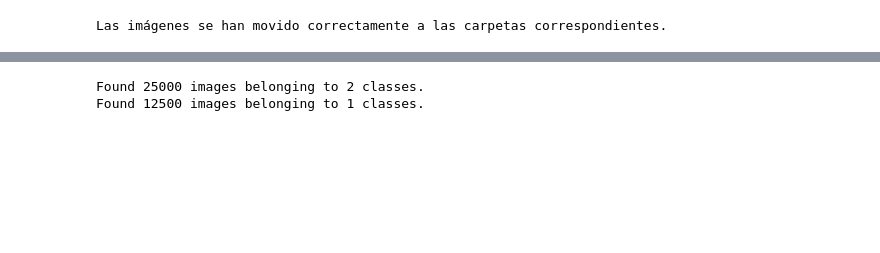
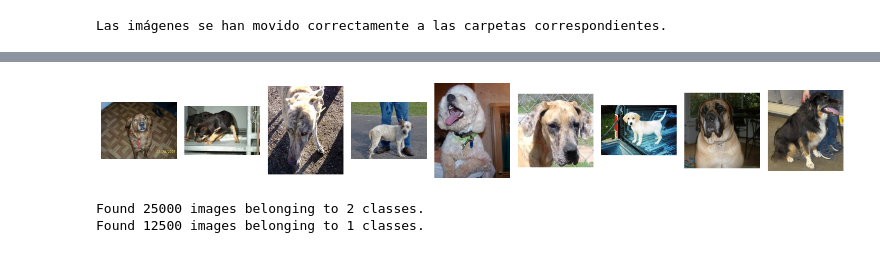
Before and after one commit to albertguiteras/Project21_albertguiteras_RNA, a Jupyter notebook: src/explore.ipynb, the cells around one changed output, grey strips where cells are left out. Drawn from its saved outputs; the diff is of its cells as text; code cells hidden in the pictures; blank space fills up the shorter version.

```diff
--- a/src/explore.ipynb
+++ b/src/explore.ipynb
@@ -92,2 +75,22 @@ Las imágenes se han movido correctamente a las carpetas correspondientes.
+# %%
+# Directorio con las imágenes
+raw_dir = "../data/processed/train/dog"
+
+# Cargar las primeras 9 imágenes
+images = load_images(raw_dir, n=9)
+
+# Crear una figura con una fila de 9 subgráficas
+fig, axes = plt.subplots(1, 9, figsize=(15, 5))
+
+# Mostrar las imágenes en su tamaño original
+for i, ax in enumerate(axes):
+    ax.imshow(images[i])
+    ax.axis('off')  # Desactivar los ejes
+
+# Ajustar el layout para evitar solapamientos
+plt.tight_layout()
+plt.show()
+# %% [output]
+[figure, added]
 # %%
 from tensorflow.keras.preprocessing.image import ImageDataGenerator
```
Also changed, not shown: parts of 8 cells of this notebook.
